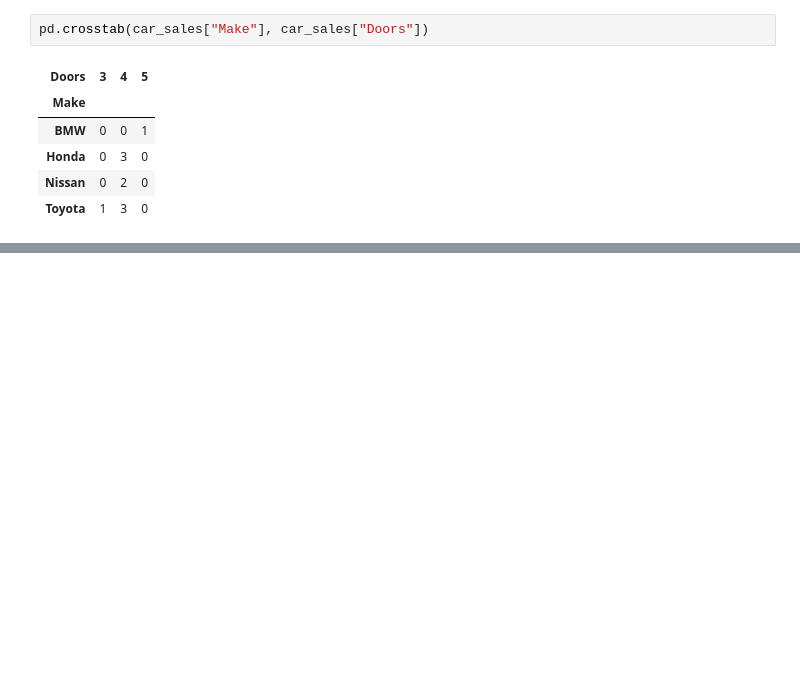
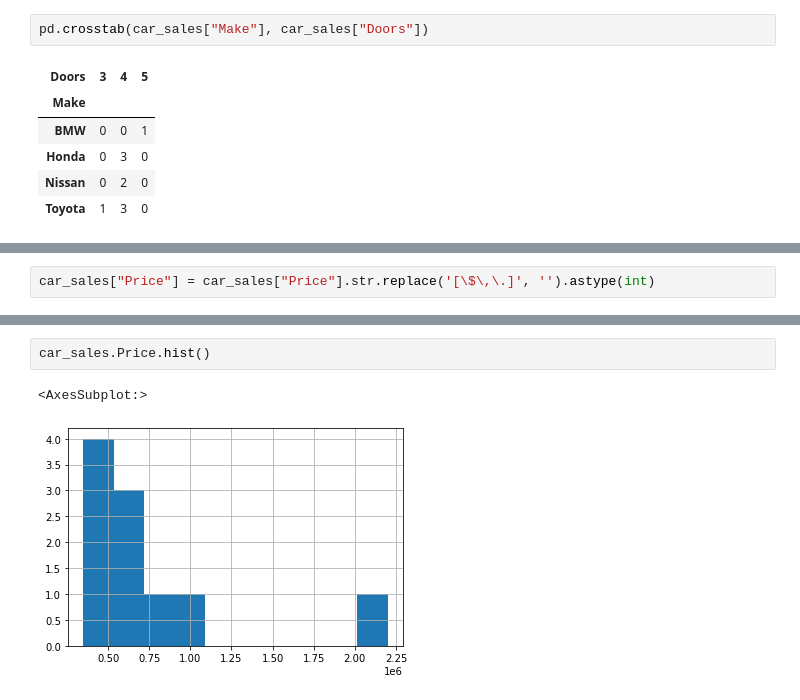
Before and after one commit to ishwar6/ML-AI-and-Data-Science-, a Jupyter notebook: Pandas - Data Selection .ipynb, the cells around one changed output, grey strips where cells are left out. Drawn from its saved outputs; the diff is of its cells as text; blank space fills up the shorter version.

```diff
--- a/Pandas - Data Selection .ipynb
+++ b/Pandas - Data Selection .ipynb
@@ -353,0 +377,2 @@ import matplotlib.pyplot as plt
+# %%
+car_sales["Price"] = car_sales["Price"].str.replace('[\$\,\.]', '').astype(int)
@@ -353,0 +393,5 @@ import matplotlib.pyplot as plt
+# %%
+car_sales.Price.hist()
+# %% [output]
+<AxesSubplot:>
+[figure, added]
```
Also changed, not shown: parts of 46 cells of this notebook, 2 other files.
